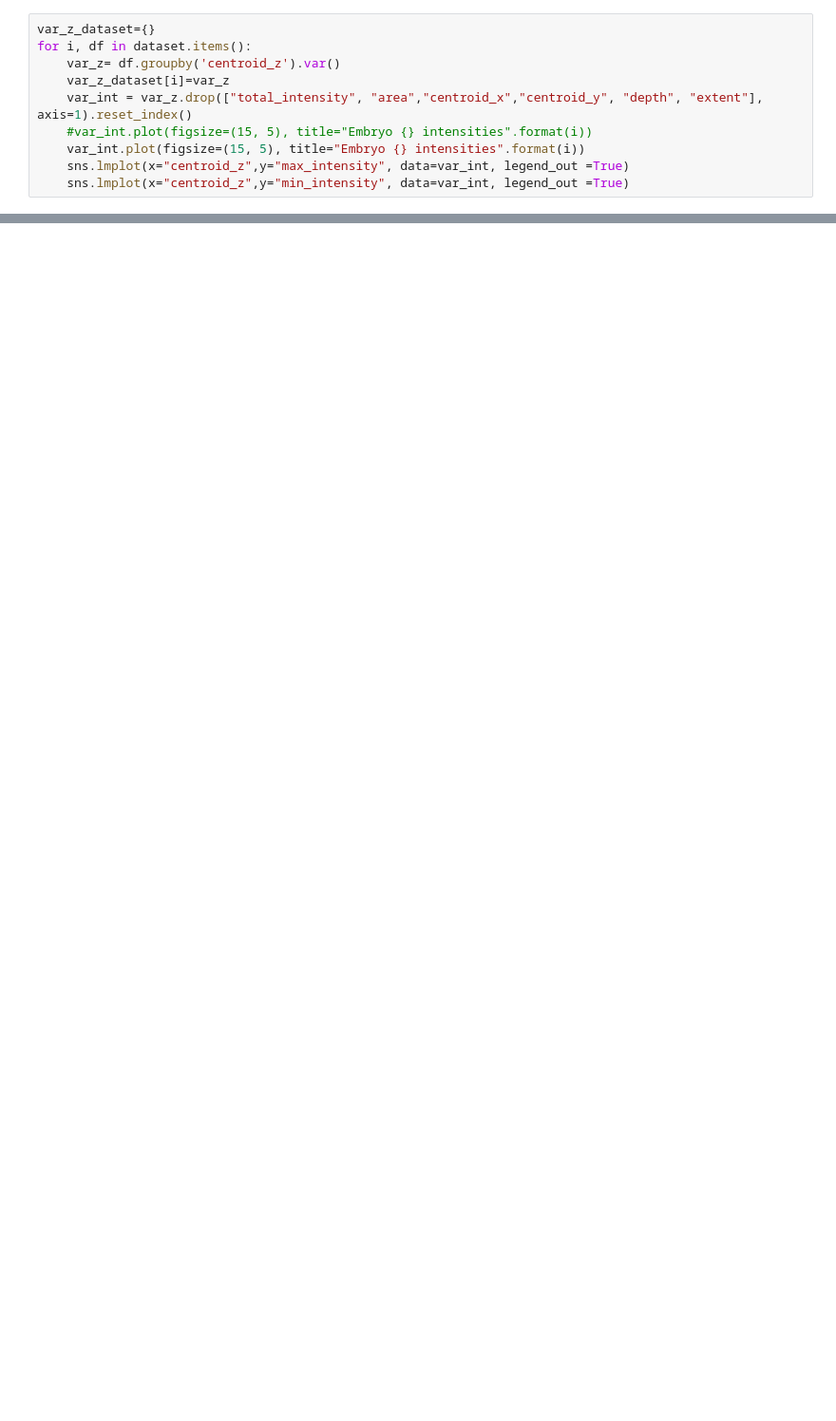
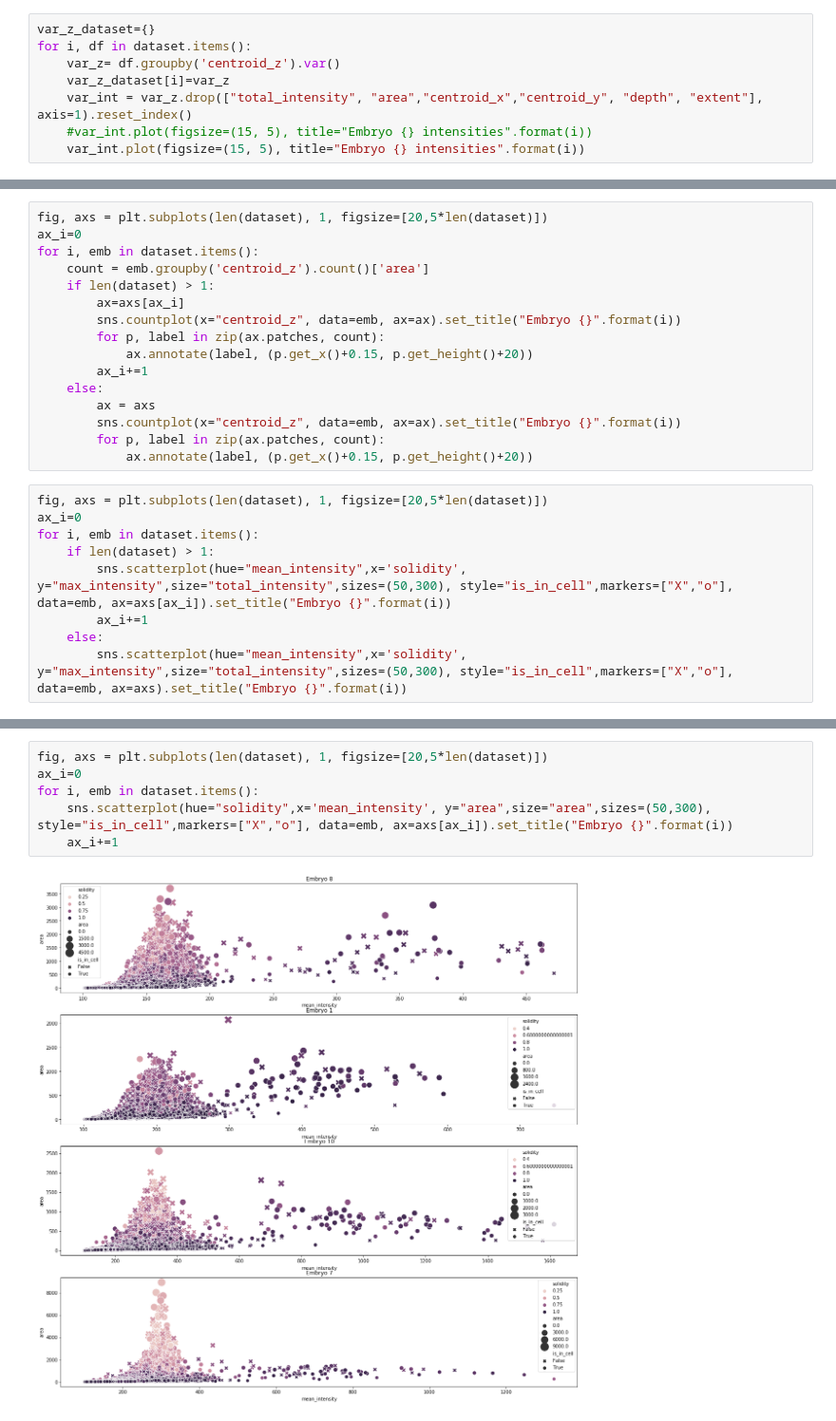
Before and after one commit to Galsor/Protein_image_processing, a Jupyter notebook: data_explorer.ipynb, the cells around one changed output, grey strips where cells are left out. Shown at 95% size. Drawn from its saved outputs; the diff is of its cells as text; blank space fills up the shorter version.

```diff
--- a/data_explorer.ipynb
+++ b/data_explorer.ipynb
@@ -74,5 +98,3 @@ for i, df in dataset.items():
     var_int = var_z.drop(["total_intensity", "area","centroid_x","centroid_y", "depth", "extent"], axis=1).reset_index()
     #var_int.plot(figsize=(15, 5), title="Embryo {} intensities".format(i))
     var_int.plot(figsize=(15, 5), title="Embryo {} intensities".format(i))
-    sns.lmplot(x="centroid_z",y="max_intensity", data=var_int, legend_out =True)
-    sns.lmplot(x="centroid_z",y="min_intensity", data=var_int, legend_out =True)
@@ -78,0 +119,25 @@ for i, df in dataset.items():
+# %%
+fig, axs = plt.subplots(len(dataset), 1, figsize=[20,5*len(dataset)])
+ax_i=0
+for i, emb in dataset.items():
+    count = emb.groupby('centroid_z').count()['area']
+    if len(dataset) > 1:
+        ax=axs[ax_i]
+        sns.countplot(x="centroid_z", data=emb, ax=ax).set_title("Embryo {}".format(i))
+        for p, label in zip(ax.patches, count):
+            ax.annotate(label, (p.get_x()+0.15, p.get_height()+20))
+        ax_i+=1
+    else:
+        ax = axs
+        sns.countplot(x="centroid_z", data=emb, ax=ax).set_title("Embryo {}".format(i))
+        for p, label in zip(ax.patches, count):
+            ax.annotate(label, (p.get_x()+0.15, p.get_height()+20))
+# %%
+fig, axs = plt.subplots(len(dataset), 1, figsize=[20,5*len(dataset)])
+ax_i=0
+for i, emb in dataset.items():
+    if len(dataset) > 1:
+        sns.scatterplot(hue="mean_intensity",x='solidity', y="max_intensity",size="total_intensity",sizes=(50,300), style="is_in_cell",markers=["X","o"], data=emb, ax=axs[ax_i]).set_title("Embryo {}".format(i))
+        ax_i+=1
+    else:
+        sns.scatterplot(hue="mean_intensity",x='solidity', y="max_intensity",size="total_intensity",sizes=(50,300), style="is_in_cell",markers=["X","o"], data=emb, ax=axs).set_title("Embryo {}".format(i))
@@ -78,0 +150,8 @@ for i, df in dataset.items():
+# %%
+fig, axs = plt.subplots(len(dataset), 1, figsize=[20,5*len(dataset)])
+ax_i=0
+for i, emb in dataset.items():
+    sns.scatterplot(hue="solidity",x='mean_intensity', y="area",size="area",sizes=(50,300), style="is_in_cell",markers=["X","o"], data=emb, ax=axs[ax_i]).set_title("Embryo {}".format(i))
+    ax_i+=1
+# %% [output]
+[figure, added]
```
Also changed, not shown: parts of 27 cells of this notebook.
